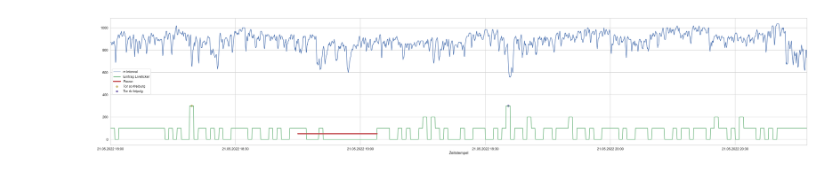
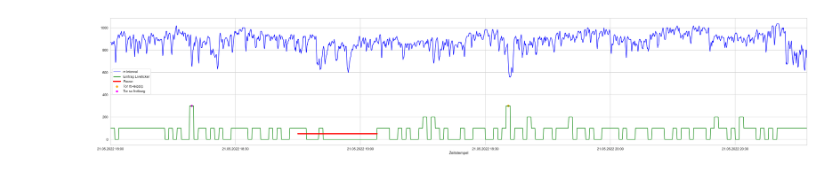
Before and after one commit to dakonr/jupyter-demonotebooks, a Jupyter notebook: statistics/liveticker/basic_plotting_merged.ipynb, the cells around one changed output. Saved outputs shown, nothing was run; the diff lists cells and outputs as text; code cells hidden in the pictures.

```diff
--- a/statistics/liveticker/basic_plotting_merged.ipynb
+++ b/statistics/liveticker/basic_plotting_merged.ipynb
@@ -10,7 +10,14 @@ import os
 from itertools import cycle
 # %%
 # Setup Color generator
-cycol = cycle("bgrymck")
+cycol = cycle([
+    "blue",
+    "green",
+    "red",
+    "orange",
+    "magenta",
+    "black"
+    ])
 # %%
 # Goal Timestamp Creation
 def provide_goal_timestamp(timestamp):
@@ -75,37 +97,58 @@ sns.set_style("whitegrid")
 sns.set_context("poster")
 # Plot size
 plt.rcParams["figure.figsize"] = (80,15)
 # Set axis label
 plt.xlabel("Zeitstempel")
 # Plot RR Interval
-plt.plot(x, rr_interval, c=next(cycol), label="rr Interval")
+plt.plot(
+    x,
+    rr_interval,
+    c=next(cycol),
+    label="rr Interval"
+    )
 # Plot Liveticker Data
-plt.plot(x, liveticker_value, c=next(cycol), label="Eintrag Liveticker")
+plt.plot(
+    x,
+    liveticker_value,
+    c=next(cycol),
+    label="Eintrag Liveticker"
+    )
 # Plot and Mark Break
 plt.plot(
-    (pd.to_datetime(metadata["break_start"]), pd.to_datetime(metadata["break_end"])),
+    (pd.to_datetime(metadata["break_start"]),
+    pd.to_datetime(metadata["break_end"])),
     (50,50),
     c=next(cycol),
     linewidth=8,
     label="Pause"
     )
 # mark team goals
 for team in set(metadata["team_shortname_mapping"].values()):
     team_goals = df_goals[df_goals["relevant_team"] == team].index.values
     team_goals = team_goals.reshape(len(team_goals), 1)
     team_goals = list(map(provide_goal_timestamp, team_goals))
-    plt.scatter(team_goals, [300 for _ in range(len(team_goals))], c=next(cycol), label=f"Tor {team}")
+    plt.scatter(
+        team_goals,
+        [300 for _ in range(len(team_goals))],
+        c=next(cycol),
+        label=f"Tor {team}"
+        )
 # Axis Settings
 ax = plt.gca()
-ax.xaxis.set_major_formatter(mdates.DateFormatter('%d.%m.%Y %H:%M'))
-plt.xlim(pd.to_datetime(metadata["start_datetime"]), pd.to_datetime(metadata["end_datetime"]))
+ax.xaxis.set_major_formatter(
+    mdates.DateFormatter('%d.%m.%Y %H:%M')
+    )
+plt.xlim(
+    pd.to_datetime(metadata["start_datetime"]),
+    pd.to_datetime(metadata["end_datetime"])
+    )
 handles, labels = ax.get_legend_handles_labels()
 ax.legend(
     handles,
     labels,
     loc="center left"
     )
 # Plot
 plt.show()
 # %% [output]
-[figure, old version]
+[figure, new version]
```
Also changed, not shown: parts of 1 cell of this notebook.
